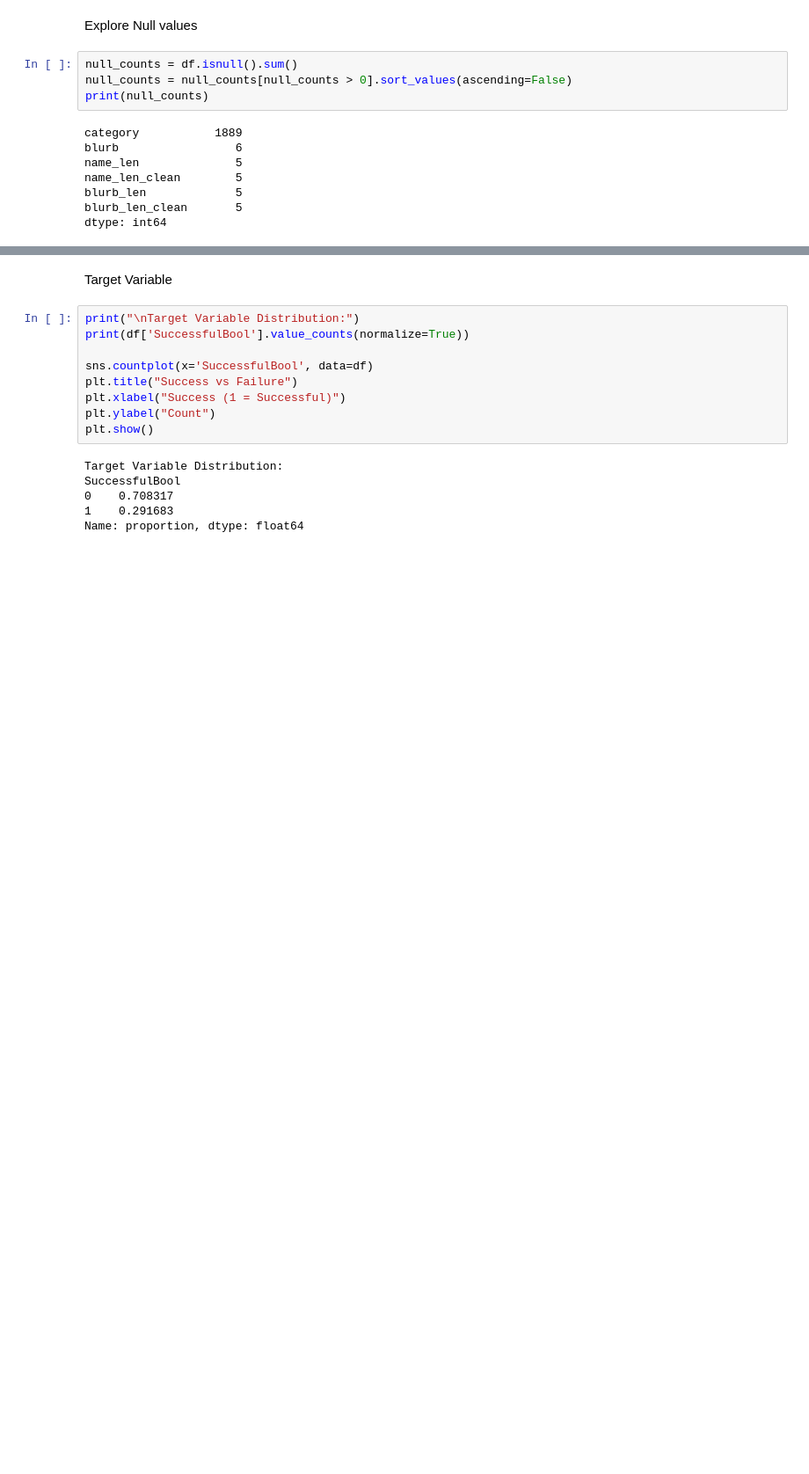
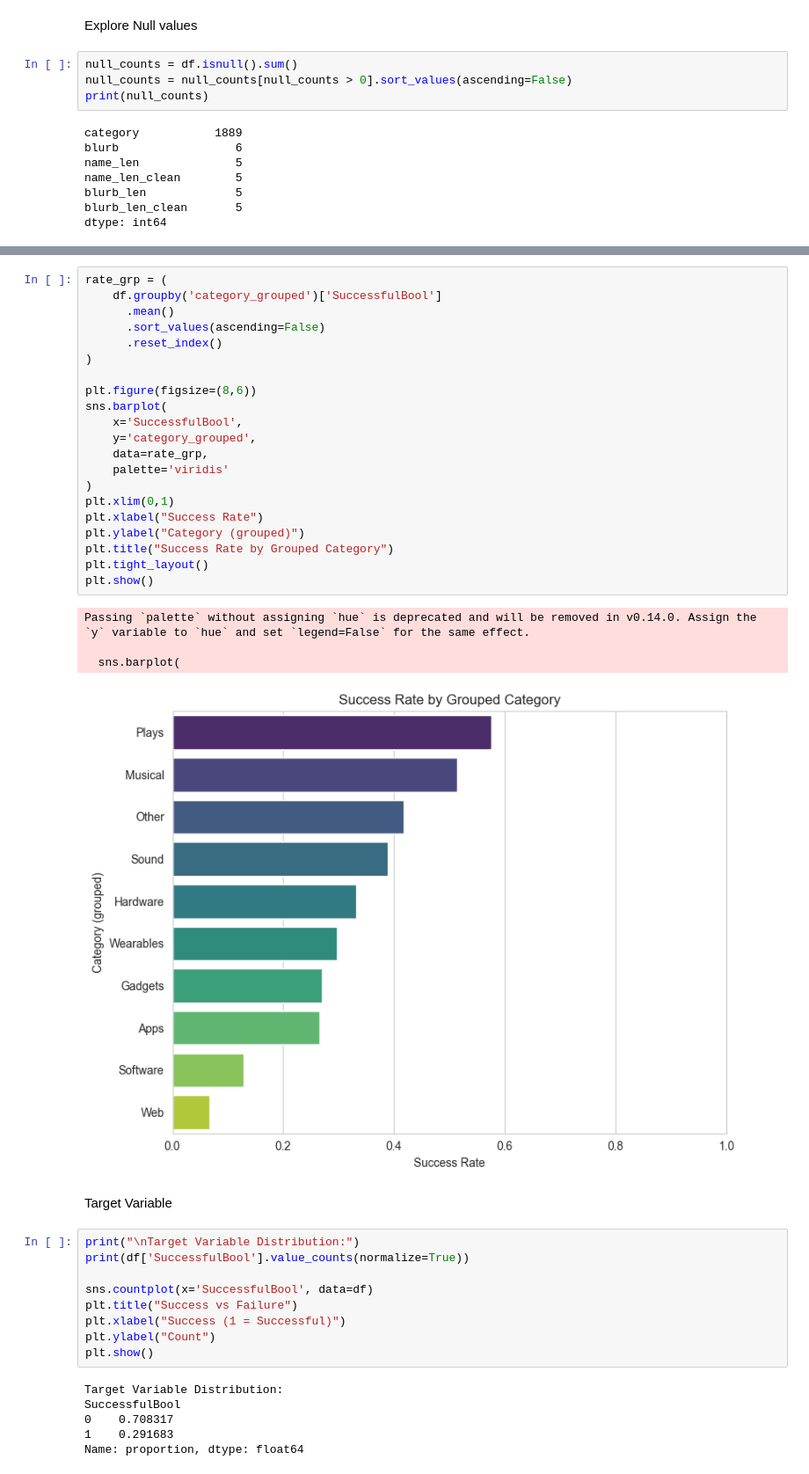
Before and after one commit to zarahtau/kickstarter-project-success-predictions, a Jupyter notebook: notebooks/eda.ipynb, the cells around one changed output, grey strips where cells are left out. Shown at 88% size. Cells and saved outputs as stored; diff of their text form; blank space fills up the shorter version.

```diff
--- a/notebooks/eda.ipynb
+++ b/notebooks/eda.ipynb
@@ -550,3 +582,29 @@ Passing `palette` without assigning `hue` is deprecated and will be removed in v
+# %%
+rate_grp = (
+    df.groupby('category_grouped')['SuccessfulBool']
+      .mean()
+      .sort_values(ascending=False)
+      .reset_index()
+)
+
+plt.figure(figsize=(8,6))
+sns.barplot(
+    x='SuccessfulBool',
+    y='category_grouped',
+    data=rate_grp,
+    palette='viridis'
+)
+plt.xlim(0,1)
+plt.xlabel("Success Rate")
+plt.ylabel("Category (grouped)")
+plt.title("Success Rate by Grouped Category")
+plt.tight_layout()
+plt.show()
+# %% [output]
+Passing `palette` without assigning `hue` is deprecated and will be removed in v0.14.0. Assign the `y` variable to `hue` and set `legend=False` for the same effect.
+
+  sns.barplot(
+[figure, added]
 # %% [markdown]
 Target Variable
 # %%
```
Also changed, not shown: parts of 21 cells of this notebook, 1 other file.
